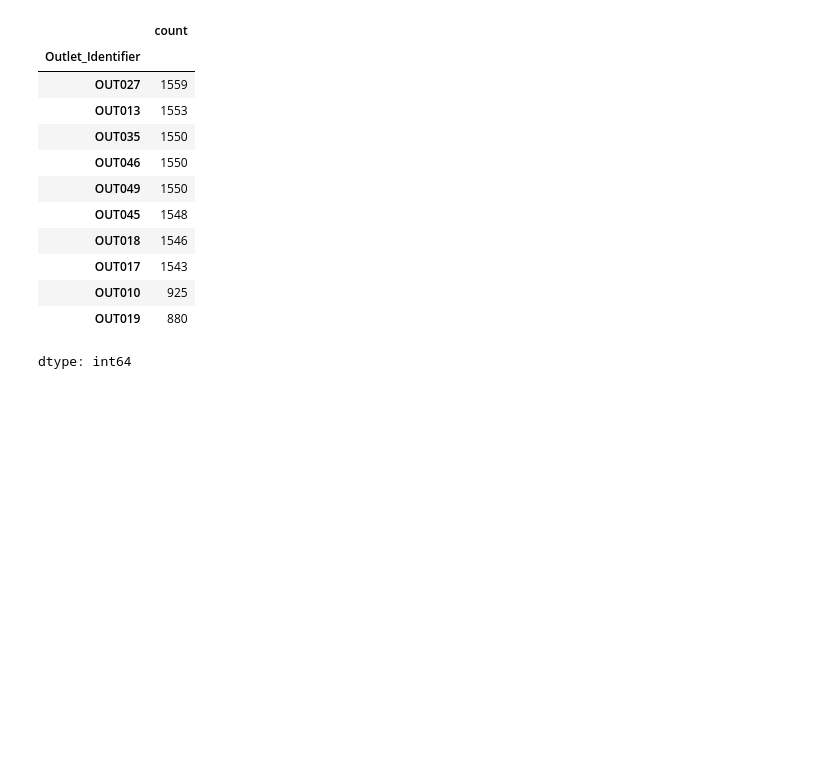
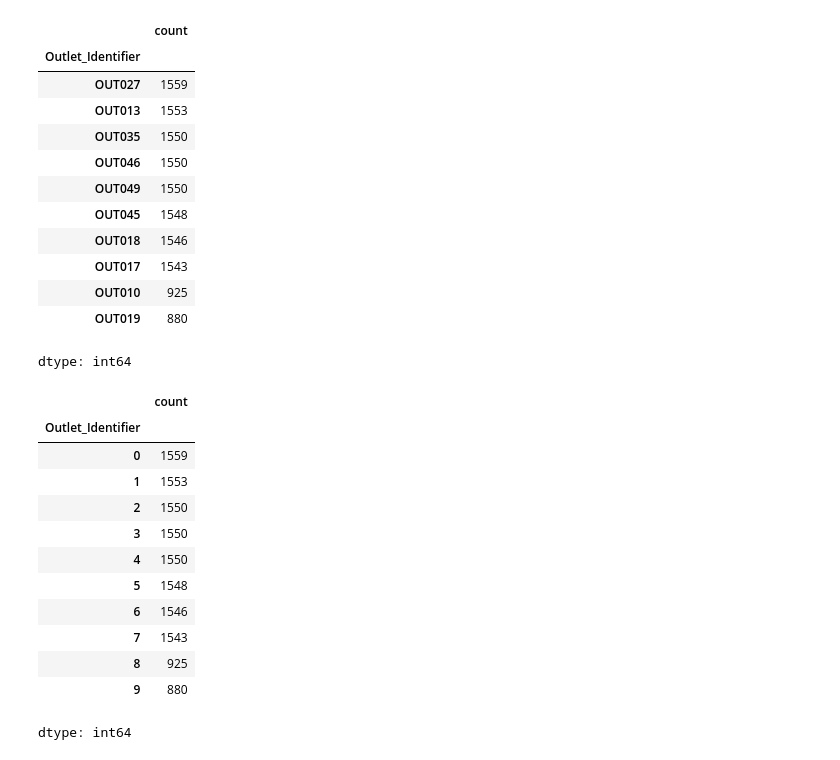
Before and after one commit to Mahesh2056/Big_Sales_Prediction, a Jupyter notebook: Big_Sales_Prediction.ipynb, the cells around one changed output. Saved outputs shown, nothing was run; the diff lists cells and outputs as text; code cells hidden in the pictures; blank space fills up the shorter version.

```diff
--- a/Big_Sales_Prediction.ipynb
+++ b/Big_Sales_Prediction.ipynb
@@ -214,0 +221,16 @@ dtype: int64
+# %%
+df[['Outlet_Identifier']].value_counts()
+# %% [output]
+|  | count |
+| Outlet_Identifier |  |
+| 0 | 1559 |
+| 1 | 1553 |
+| 2 | 1550 |
+| 3 | 1550 |
+| 4 | 1550 |
+| 5 | 1548 |
+| 6 | 1546 |
+| 7 | 1543 |
+| 8 | 925 |
+| 9 | 880 |
+dtype: int64
```
Also changed, not shown: parts of 11 cells of this notebook.
